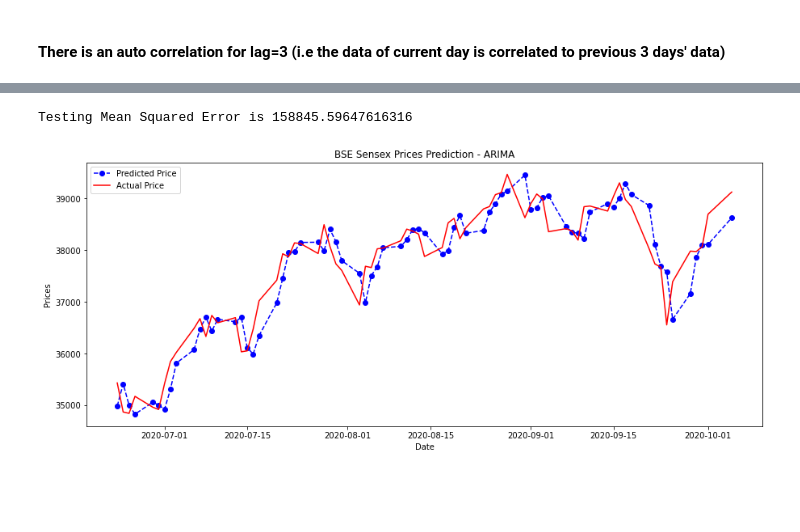
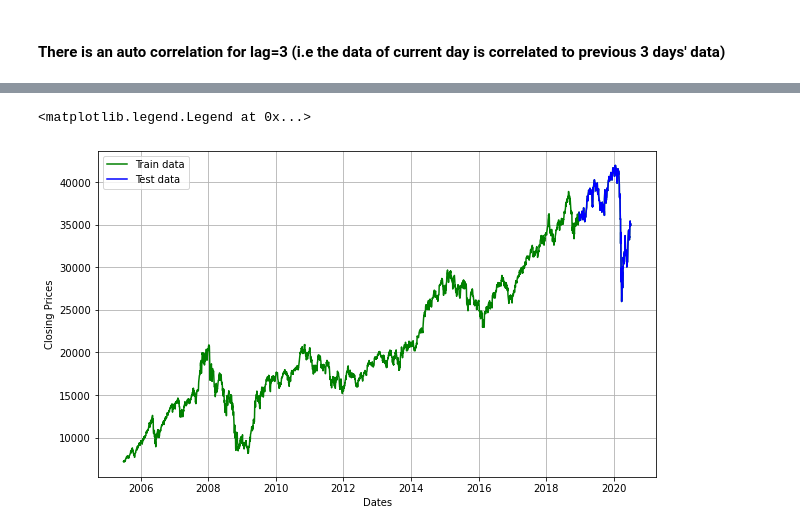
Before and after one commit to VarunV991/Spark-Foundation-Tasks, a Jupyter notebook: TASK 4/Stock Market Prediction using Numerical and Textual Analysis.ipynb, the cells around one changed output, grey strips where cells are left out. Saved outputs shown, nothing was run; the diff lists cells and outputs as text; code cells hidden in the pictures; blank space fills up the shorter version.

```diff
--- a/TASK 4/Stock Market Prediction using Numerical and Textual Analysis.ipynb
+++ b/TASK 4/Stock Market Prediction using Numerical and Textual Analysis.ipynb
@@ -87,33 +107,14 @@ plt.show()
-# %%
-train_data, test_data = df[0:int(len(df)*0.7)], df[int(len(df)*0.7):]
-training_data = train_data['Close'].values
-test_data = test_data['Close'].values
-history = [x for x in training_data]
-model_predictions = []
-N_test_observations = len(test_data)
-for time_point in range(N_test_observations):
-    model = ARIMA(history, order=(3,1,0))
-    model_fit = model.fit(disp=0)
-    output = model_fit.forecast()
-    yhat = output[0]
-    model_predictions.append(yhat)
-    true_test_value = test_data[time_point]
-    history.append(true_test_value)
-MSE_error = mean_squared_error(test_data, model_predictions)
-print('Testing Mean Squared Error is {}'.format(MSE_error))
-# %% [output]
-Testing Mean Squared Error is 158845.59647616316
-# %%
-# Plotting the actual and predicted price
-
-plt.figure(figsize=(15,6))
-test_set_range = df[int(len(df)*0.7):].index
-plt.plot(test_set_range, model_predictions, color='blue', marker='o', linestyle='dashed',label='Predicted Price')
-plt.plot(test_set_range, test_data, color='red', label='Actual Price')
-plt.title('BSE Sensex Prices Prediction - ARIMA')
-plt.xlabel('Date')
-plt.ylabel('Prices')
-plt.legend()
-plt.show()
-# %% [output]
-[figure, removed]
+# %%
+#split data into train and training set
+
+train_data, test_data = df[:int(len(df)*0.9)], df[int(len(df)*0.9):]
+plt.figure(figsize=(10,6))
+plt.grid(True)
+plt.xlabel('Dates')
+plt.ylabel('Closing Prices')
+plt.plot(df['Close'], 'green', label='Train data')
+plt.plot(test_data['Close'], 'blue', label='Test data')
+plt.legend()
+# %% [output]
+<matplotlib.legend.Legend at 0x...>
+[figure, added]
```
Also changed, not shown: parts of 134 cells of this notebook, 11 other files.
